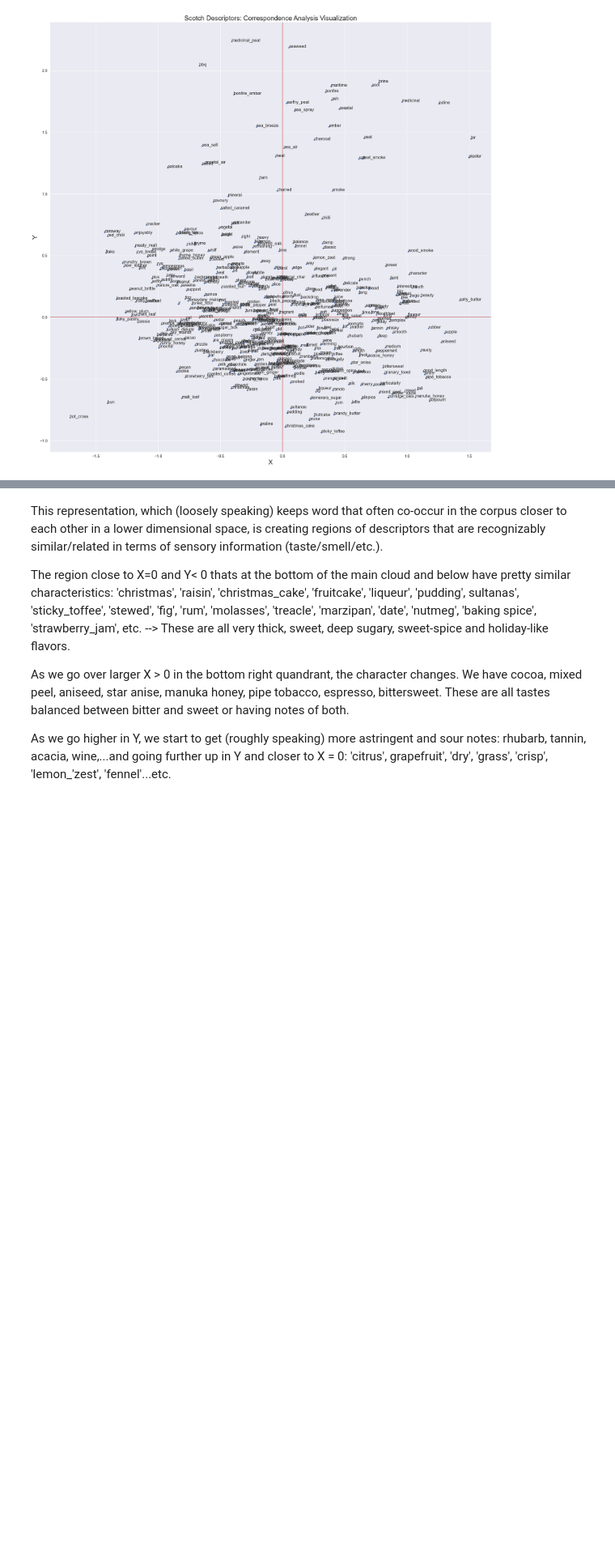
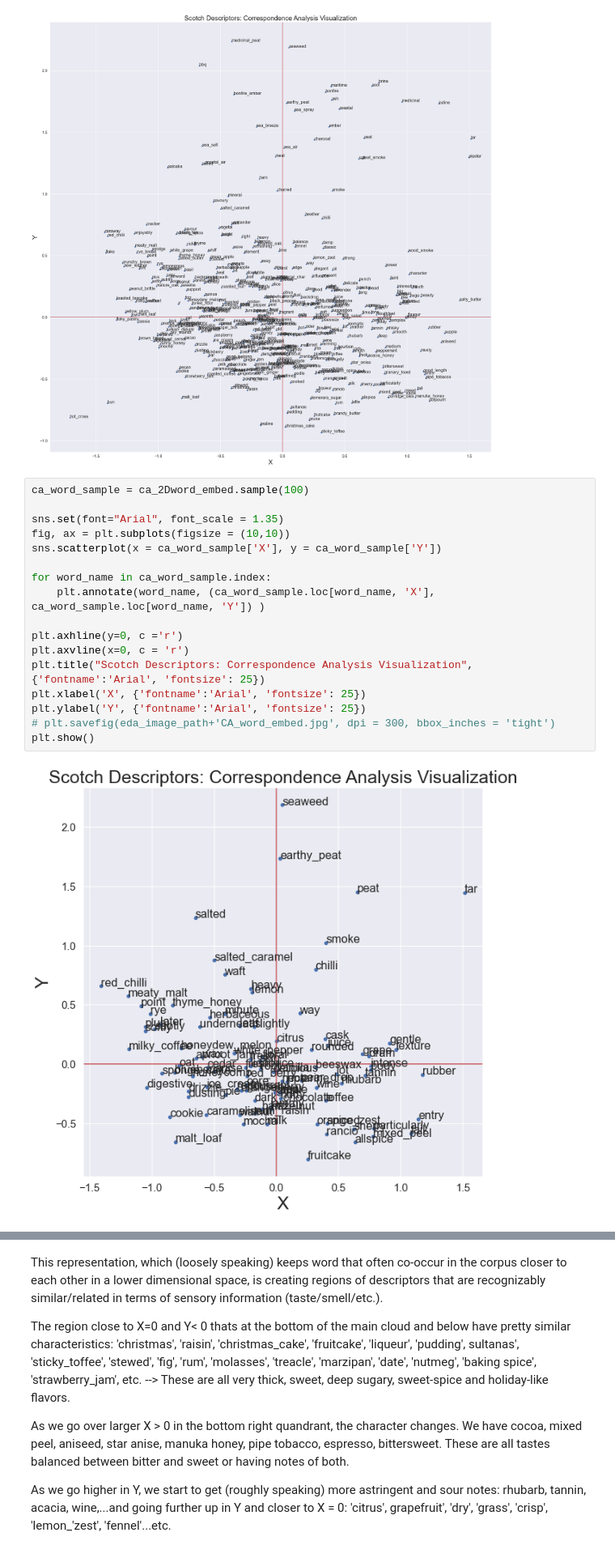
Before and after one commit to admveen/ScotchNLP, a Jupyter notebook: EDA.ipynb, the cells around one changed output, grey strips where cells are left out. Shown at 81% size. Saved outputs shown, nothing was run; the diff lists cells and outputs as text; blank space fills up the shorter version.

```diff
--- a/EDA.ipynb
+++ b/EDA.ipynb
@@ -306,3 +308,22 @@ plt.savefig(eda_image_path+'CA_word_embed.jpg', dpi = 300, bbox_inches = 'tight'
 plt.show()
 # %% [output]
 [figure]
+# %%
+ca_word_sample = ca_2Dword_embed.sample(100)
+
+sns.set(font="Arial", font_scale = 1.35)
+fig, ax = plt.subplots(figsize = (10,10))
+sns.scatterplot(x = ca_word_sample['X'], y = ca_word_sample['Y'])
+
+for word_name in ca_word_sample.index:
+    plt.annotate(word_name, (ca_word_sample.loc[word_name, 'X'], ca_word_sample.loc[word_name, 'Y']) )
+
+plt.axhline(y=0, c ='r')
+plt.axvline(x=0, c = 'r')
+plt.title("Scotch Descriptors: Correspondence Analysis Visualization", {'fontname':'Arial', 'fontsize': 25})
+plt.xlabel('X', {'fontname':'Arial', 'fontsize': 25})
+plt.ylabel('Y', {'fontname':'Arial', 'fontsize': 25})
+# plt.savefig(eda_image_path+'CA_word_embed.jpg', dpi = 300, bbox_inches = 'tight')
+plt.show()
+# %% [output]
+[figure, added]
```
Also changed, not shown: parts of 3 cells of this notebook, 51 other files.
